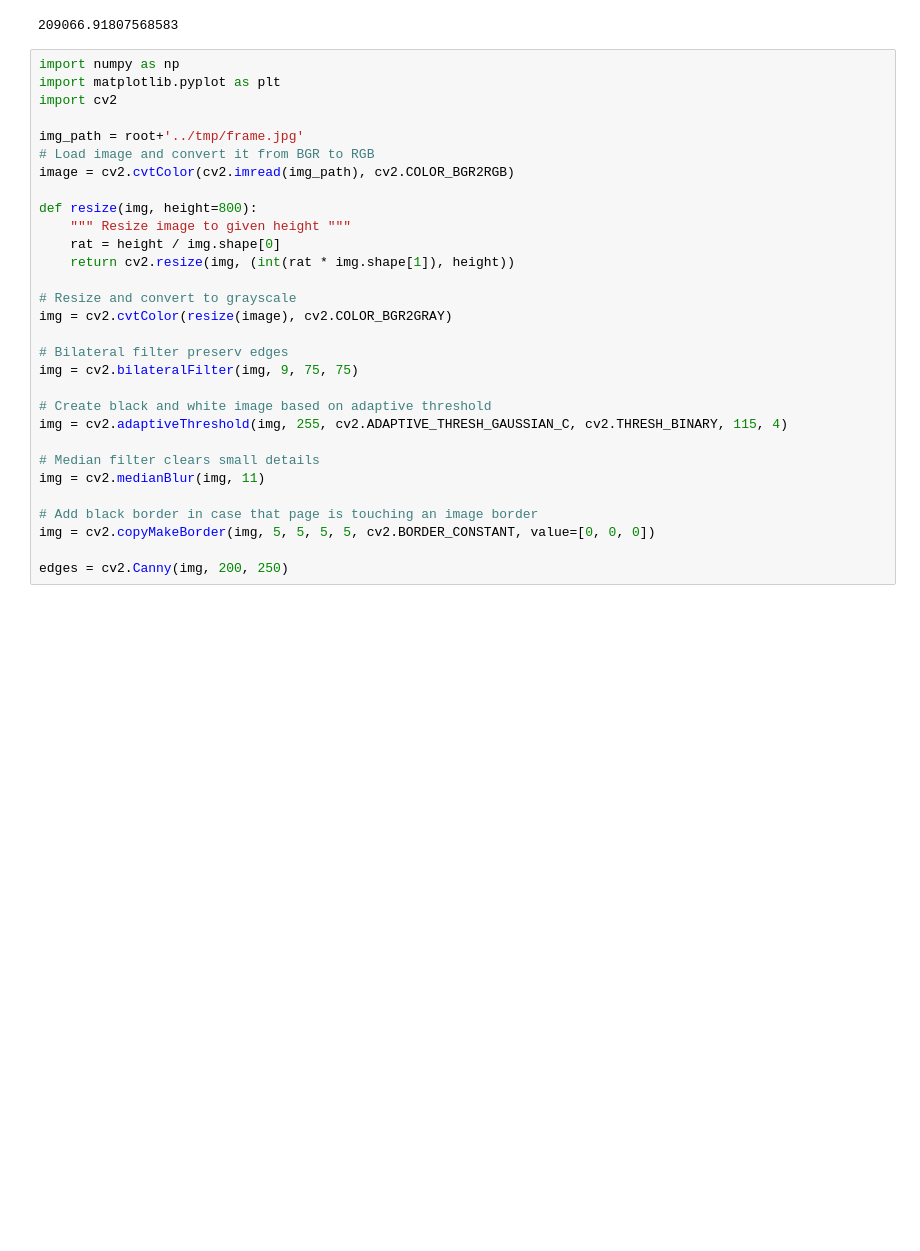
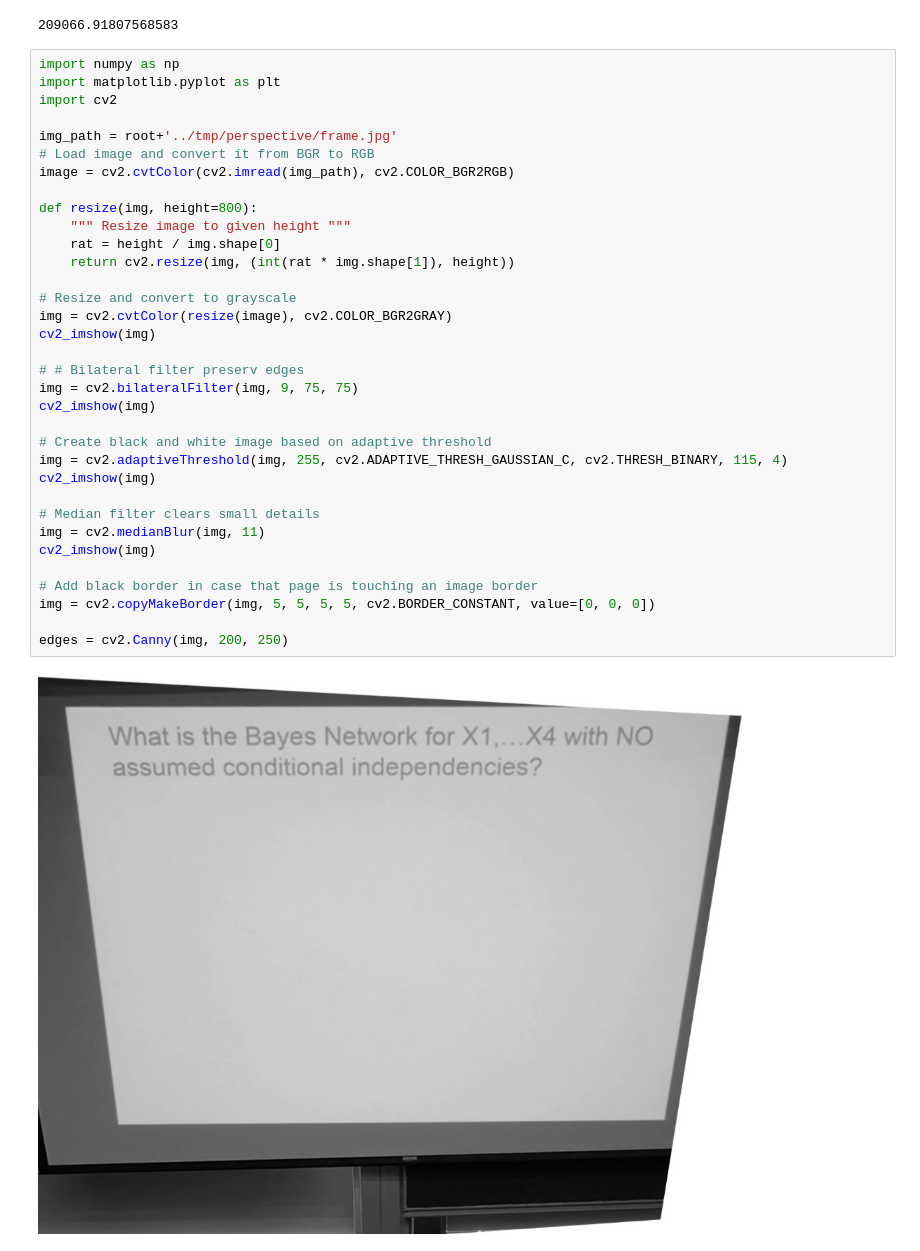
Before and after one commit to alti-tude/video-slide-matching, a Jupyter notebook: main.ipynb, the cells around one changed output. Saved outputs shown, nothing was run; the diff lists cells and outputs as text; blank space fills up the shorter version.

```diff
--- a/main.ipynb
+++ b/main.ipynb
@@ -162,30 +162,36 @@ compare(root+'../tmp/frame.jpg', root+'../tmp/incorrect_match.jpg')
 # %%
 import numpy as np
 import matplotlib.pyplot as plt
 import cv2
 
-img_path = root+'../tmp/frame.jpg'
+img_path = root+'../tmp/perspective/frame.jpg'
 # Load image and convert it from BGR to RGB
 image = cv2.cvtColor(cv2.imread(img_path), cv2.COLOR_BGR2RGB)
 
 def resize(img, height=800):
     """ Resize image to given height """
     rat = height / img.shape[0]
     return cv2.resize(img, (int(rat * img.shape[1]), height))
 
 # Resize and convert to grayscale
 img = cv2.cvtColor(resize(image), cv2.COLOR_BGR2GRAY)
+cv2_imshow(img)
 
-# Bilateral filter preserv edges
+# # Bilateral filter preserv edges
 img = cv2.bilateralFilter(img, 9, 75, 75)
+cv2_imshow(img)
 
 # Create black and white image based on adaptive threshold
 img = cv2.adaptiveThreshold(img, 255, cv2.ADAPTIVE_THRESH_GAUSSIAN_C, cv2.THRESH_BINARY, 115, 4)
+cv2_imshow(img)
 
 # Median filter clears small details
 img = cv2.medianBlur(img, 11)
+cv2_imshow(img)
 
 # Add black border in case that page is touching an image border
 img = cv2.copyMakeBorder(img, 5, 5, 5, 5, cv2.BORDER_CONSTANT, value=[0, 0, 0])
 
 edges = cv2.Canny(img, 200, 250)
+# %% [output]
+[figure, added]
```
Also changed, not shown: parts of 9 cells of this notebook.
